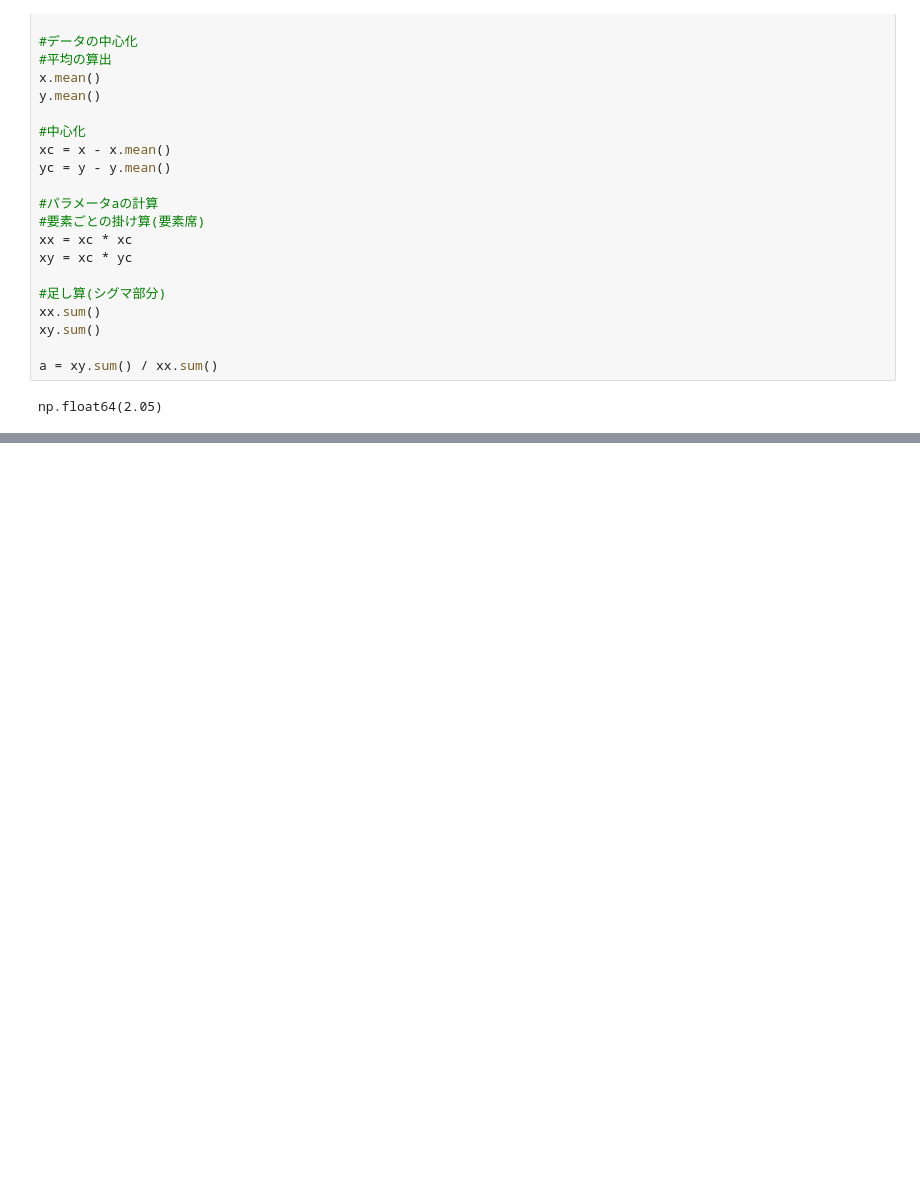
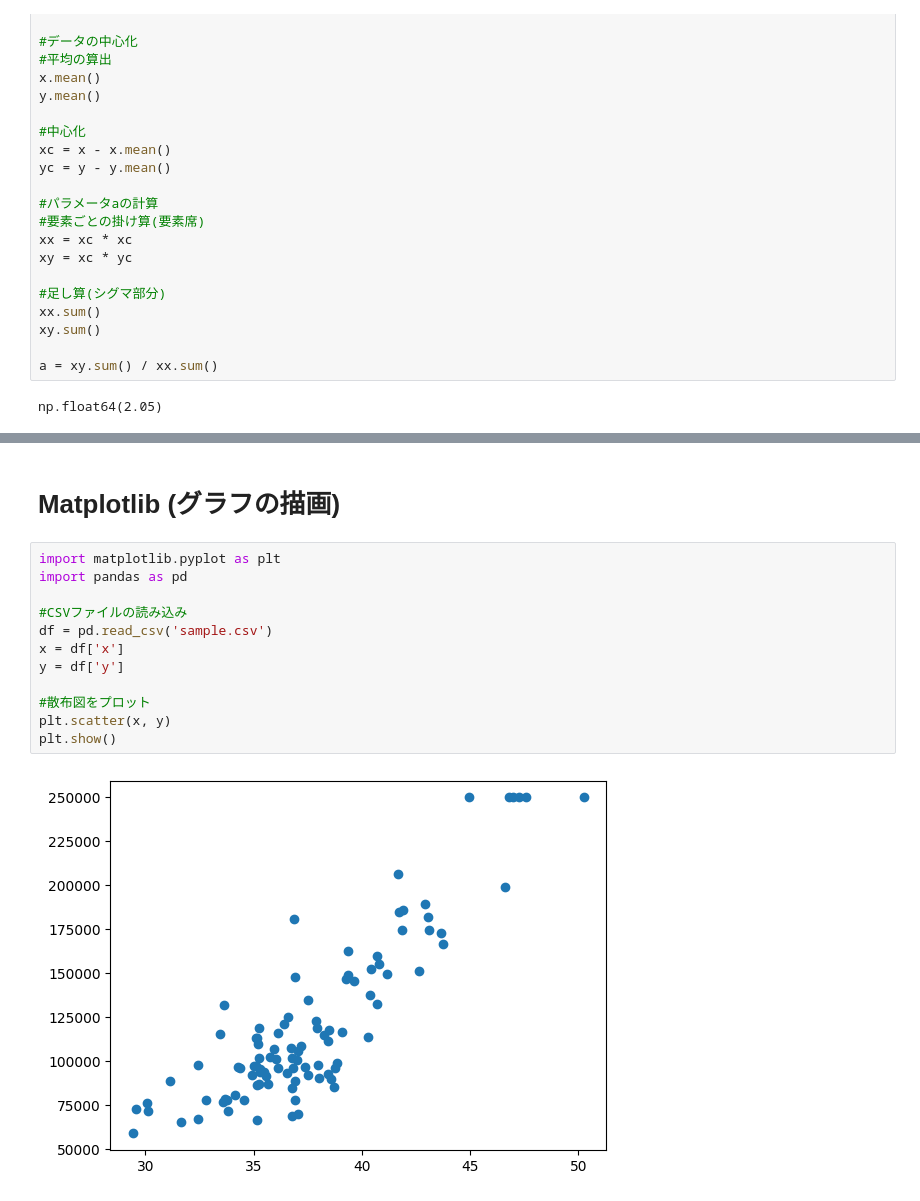
Before and after one commit to sasaokaM/Colab, a Jupyter notebook: Pythonの速習.ipynb, the cells around one changed output, grey strips where cells are left out. Saved outputs shown, nothing was run; the diff lists cells and outputs as text; blank space fills up the shorter version.

```diff
--- a/Pythonの速習.ipynb
+++ b/Pythonの速習.ipynb
@@ -37,0 +51,16 @@ df = pd.read_csv()
+# %% [markdown]
+# Matplotlib (グラフの描画)
+# %%
+import matplotlib.pyplot as plt
+import pandas as pd
+
+#CSVファイルの読み込み
+df = pd.read_csv('sample.csv')
+x = df['x']
+y = df['y']
+
+#散布図をプロット
+plt.scatter(x, y)
+plt.show()
+# %% [output]
+[figure, added]
```
Also changed, not shown: parts of 6 cells of this notebook.
